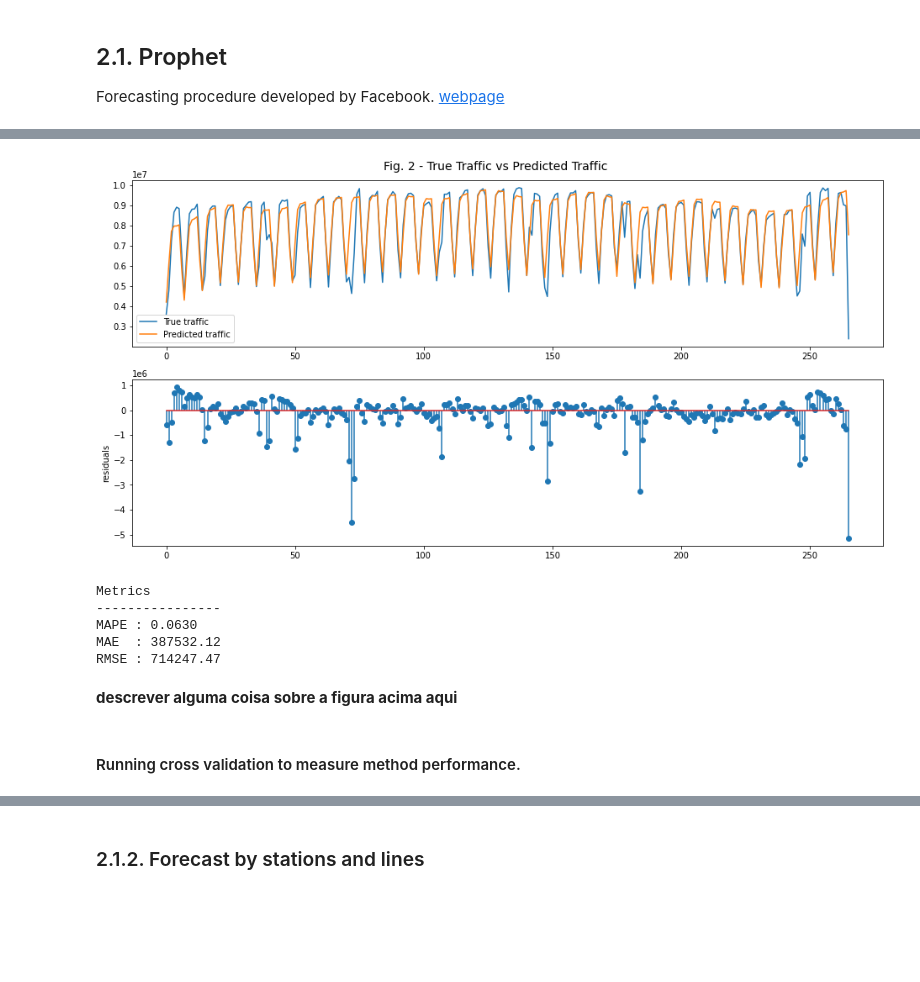
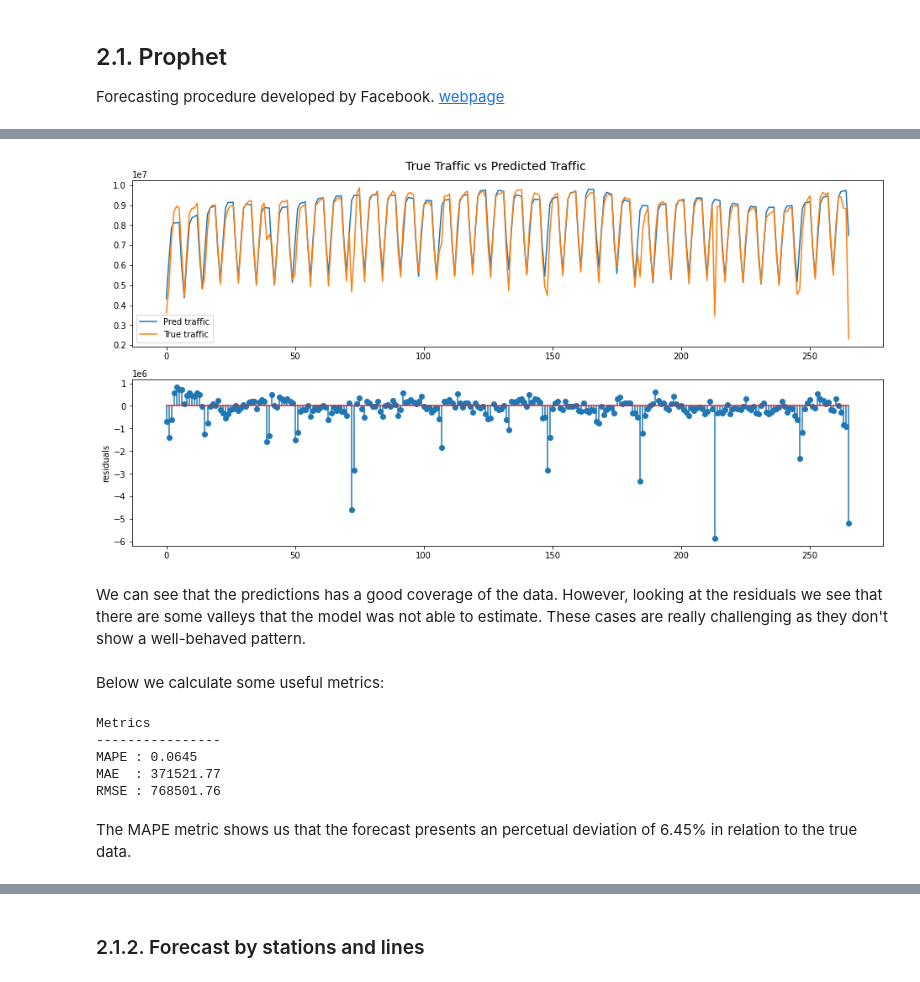
Before and after one commit to esgario/nyc-metro-forecasting, a Jupyter notebook: 2_forecasting.ipynb, the cells around one changed output, grey strips where cells are left out. Cells and saved outputs as stored; diff of their text form; code cells hidden in the pictures; blank space fills up the shorter version.

```diff
--- a/2_forecasting.ipynb
+++ b/2_forecasting.ipynb
@@ -34,15 +45,15 @@ warnings.filterwarnings('ignore')
 # %%
 DATASET_FOLDER = 'dataset'
 
-STATION_TEST = '121 ST'
+STATION_TEST = '14 ST'
 
 LINE_TEST = '2345ACJZ'
 
 # Dataframe with traffic by station and day
-df_st = pd.read_csv(os.path.join(DATASET_FOLDER, 'daily_traffic_by_station.csv'), parse_dates=["datetime"])
+df_st = pd.read_parquet(os.path.join(DATASET_FOLDER, 'daily_traffic_by_station.parquet'))
 
 # Dataframe with traffic by linename and day
-df_ln = pd.read_csv(os.path.join(DATASET_FOLDER, 'daily_traffic_by_line.csv'), parse_dates=["datetime"])
+df_ln = pd.read_parquet(os.path.join(DATASET_FOLDER, 'daily_traffic_by_line.parquet'))
 
 # Dataframe with the total traffic by day
 df_tot = df_ln.groupby('datetime').traffic.sum().reset_index()
@@ -103,17 +117,24 @@ fig2 = m.plot_components(forecast, figsize=(16, 10))
 # %%
 y_true = df_val.y.values
 y_pred = forecast.yhat.values
 
-fig, ax = plt.subplots(2, 1, figsize=(16, 8))
-ax[0].plot(np.vstack((y_true, y_pred)).transpose())
-ax[0].legend(['True traffic', 'Predicted traffic'])
+def plot_true_pred_comparison(y_true, y_pred):
+    fig, ax = plt.subplots(2, 1, figsize=(16, 8))
+    ax[0].plot(np.vstack((y_pred, y_true)).transpose())
+    ax[0].legend(['Pred traffic', 'True traffic'])
 
-ax[1].stem(range(len(y_true)), y_true-y_pred_prophet)
-ax[1].set_ylabel('residuals')
-plt.suptitle('Fig. 2 - True Traffic vs Predicted Traffic', y=0.92, size=14)
-plt.show()
+    ax[1].stem(range(len(y_true)), y_true-y_pred)
+    ax[1].set_ylabel('residuals')
+    plt.suptitle('True Traffic vs Predicted Traffic', y=0.92, size=14)
+    plt.show()
+
+plot_true_pred_comparison(y_true, y_pred)
 # %% [output]
-[figure, old version]
+[figure, new version]
+# %% [markdown]
+We can see that the predictions has a good coverage of the data. However, looking at the residuals we see that there are some valleys that the model was not able to estimate. These cases are really challenging as they don't show a well-behaved pattern.
+# %% [markdown]
+Below we calculate some useful metrics:
 # %%
 def compute_ts_metrics(y_true, y_pred):
     """
@@ -133,10 +154,8 @@ compute_ts_metrics(y_true, y_pred)
 # %% [output]
 Metrics
 ----------------
-MAPE : 0.0630
-MAE  : 387532.12
-RMSE : 714247.47
+MAPE : 0.0645
+MAE  : 371521.77
+RMSE : 768501.76
 # %% [markdown]
-**descrever alguma coisa sobre a figura acima aqui**
+The MAPE metric shows us that the forecast presents an percetual deviation of 6.45% in relation to the true data.
-# %% [markdown]
-#### Running cross validation to measure method performance.
```
Also changed, not shown: parts of 55 cells of this notebook, 1 other file.
